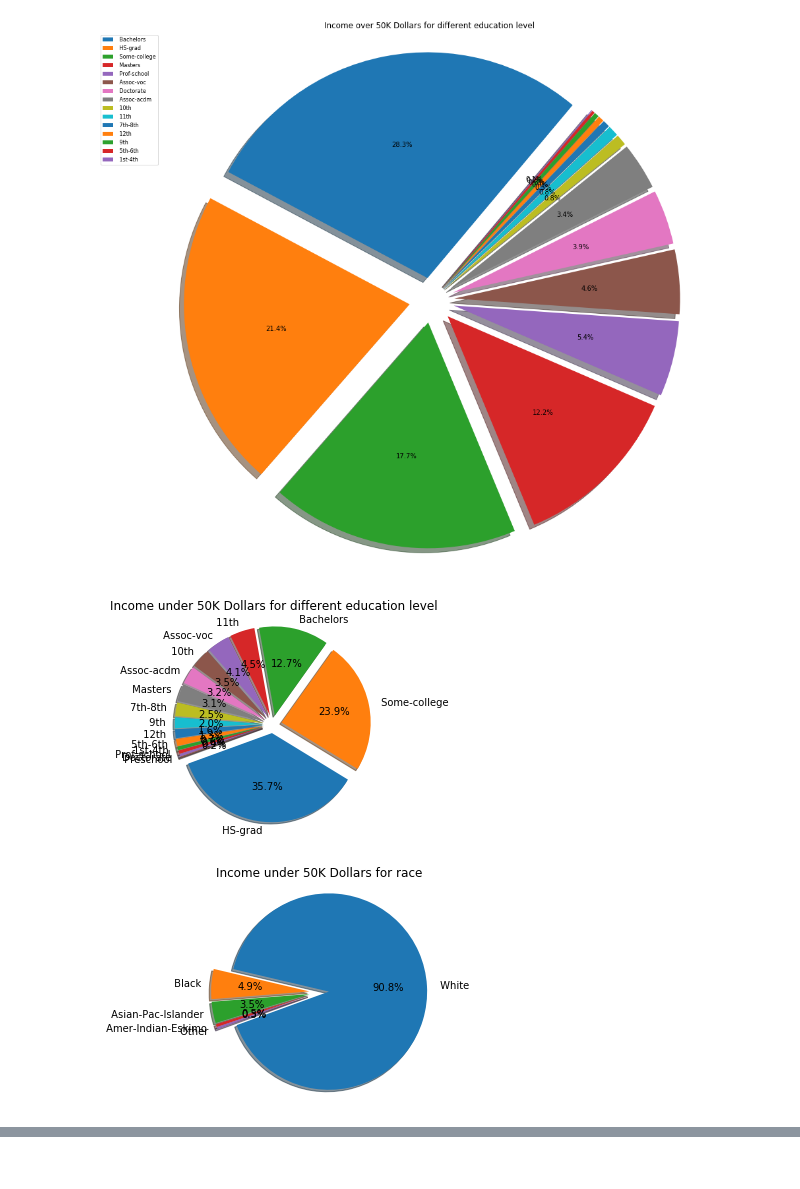
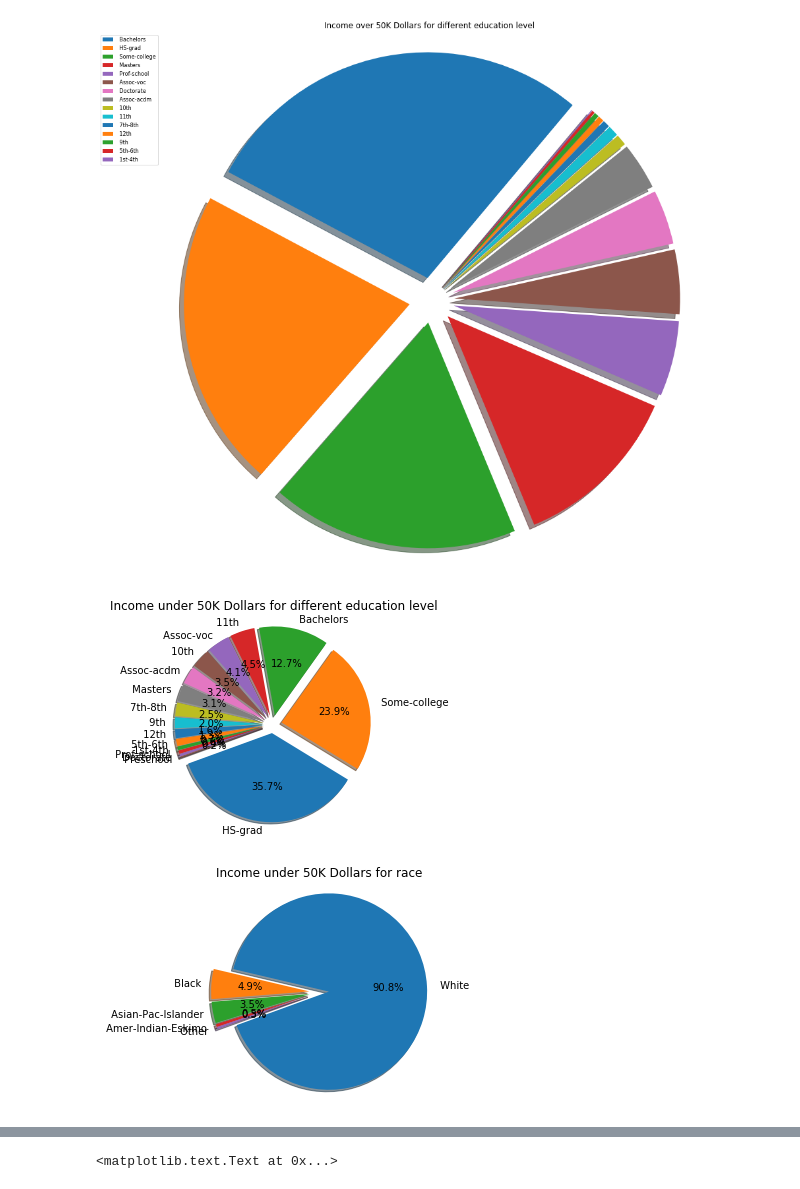
Before and after one commit to kylechang523/ECE180-Final-Project-Personal-Income-Analysis-and-Prediction, a Jupyter notebook: Race_and_Education.ipynb, the cells around one changed output, grey strips where cells are left out. Saved outputs shown, nothing was run; the diff lists cells and outputs as text; code cells hidden in the pictures.

```diff
--- a/Race_and_Education.ipynb
+++ b/Race_and_Education.ipynb
@@ -220,12 +40,13 @@ for i in range(len(raceund)):
 explode = np.zeros(len(eduover))+0.1
 eduoverlabel = list(eduover.index)
 fig = plt.figure(figsize=[15, 15])
-patches ,texts, autotexts= plt.pie(eduoversize,explode = explode,labels=None,
-        autopct='%1.1f%%', shadow=True, startangle=50)
+patches ,texts= plt.pie(eduoversize,explode = explode,labels=None,
+        shadow=True, startangle=50)
 
+aaa = eduoverlabel+texts
 plt.title('Income over 50K Dollars for different education level')
 plt.axis('equal')
-plt.legend(patches, eduoverlabel, loc='upper left', bbox_to_anchor=(-0.1, 1.),
+plt.legend(patches,aaa, loc='upper left', bbox_to_anchor=(-.1, 1.),
            fontsize=8)
 
 plt.show()
@@ -244,34 +65,39 @@ plt.show()
 #Plor under 50K for edu
 explode = np.zeros(len(eduund))+0.1
 eduundlabel = list(eduund.index)
 plt.pie(eduundsize,explode = explode,labels=eduundlabel,
         autopct='%1.1f%%', shadow=True, startangle=200)
 
 plt.title('Income under 50K Dollars for different education level')
 plt.axis('equal')
 plt.show()
 
 #Plor over 50K for race
 explode = np.zeros(len(raceover))+0.1
 raceoverlabel = list(raceover.index)
 plt.pie(raceoversize,explode = explode,labels=raceoverlabel,
         autopct='%1.1f%%', shadow=True, startangle=200)
 
 plt.title('Income under 50K Dollars for race')
 plt.axis('equal')
 plt.show()
 
 #Plor under 50K for race
 explode = np.zeros(len(raceund))+0.1
 raceundlabel = list(raceund.index)
 plt.pie(raceundsize,explode = explode,labels=raceundlabel,
         autopct='%1.1f%%', shadow=True, startangle=200)
 
 plt.title('Income under 50K Dollars for race')
 plt.axis('equal')
 plt.show()
 # %% [output]
-[figure, old version]
+[figure, new version]
 [figure]
 [figure]
 [figure]
+# %%
+eduoverlabel
+autotexts[0]
+# %% [output]
+<matplotlib.text.Text at 0x...>
```
Also changed, not shown: parts of 3 cells of this notebook.
